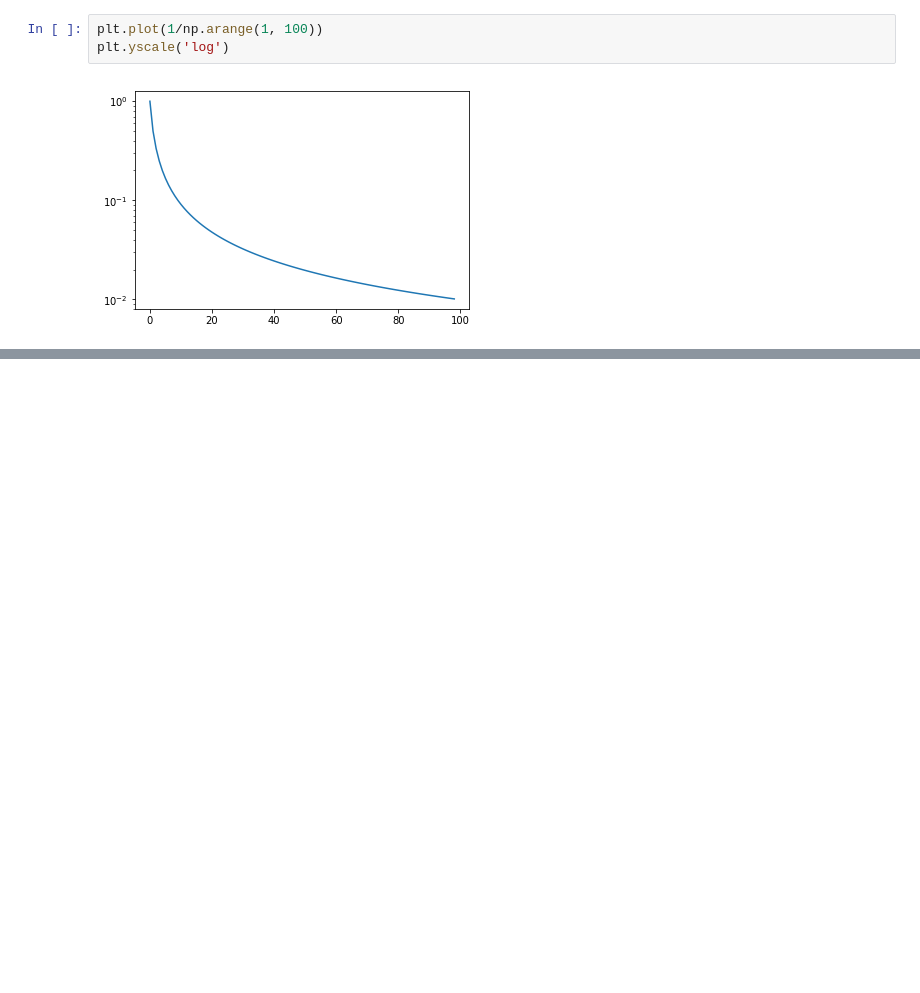
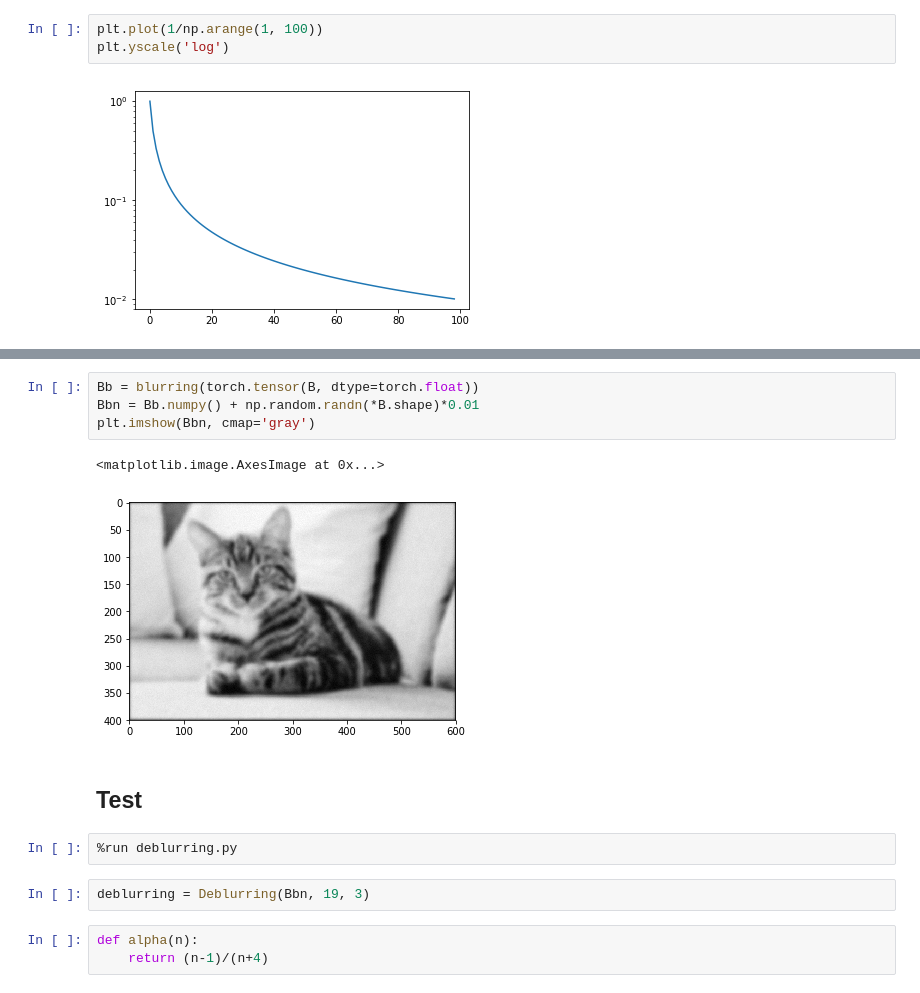
Before and after one commit to cyber-meow/FISTA, a Jupyter notebook: Playground.ipynb, the cells around one changed output, grey strips where cells are left out. Drawn from its saved outputs; the diff is of its cells as text; blank space fills up the shorter version.

Commit message:
deblurring denoising

```diff
--- a/Playground.ipynb
+++ b/Playground.ipynb
@@ -412,0 +534,16 @@ plt.yscale('log')
+# %%
+Bb = blurring(torch.tensor(B, dtype=torch.float))
+Bbn = Bb.numpy() + np.random.randn(*B.shape)*0.01
+plt.imshow(Bbn, cmap='gray')
+# %% [output]
+<matplotlib.image.AxesImage at 0x...>
+[figure, added]
+# %% [markdown]
+## Test
+# %%
+%run deblurring.py
+# %%
+deblurring = Deblurring(Bbn, 19, 3)
+# %%
+def alpha(n):
+    return (n-1)/(n+4)
```
Also changed, not shown: parts of 56 cells of this notebook, 11 other files.
